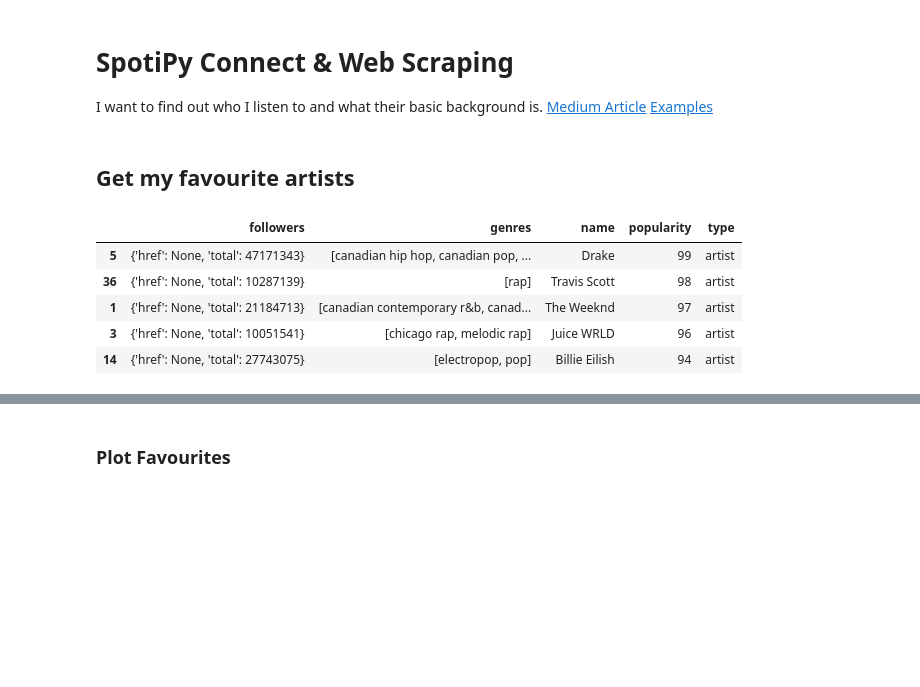
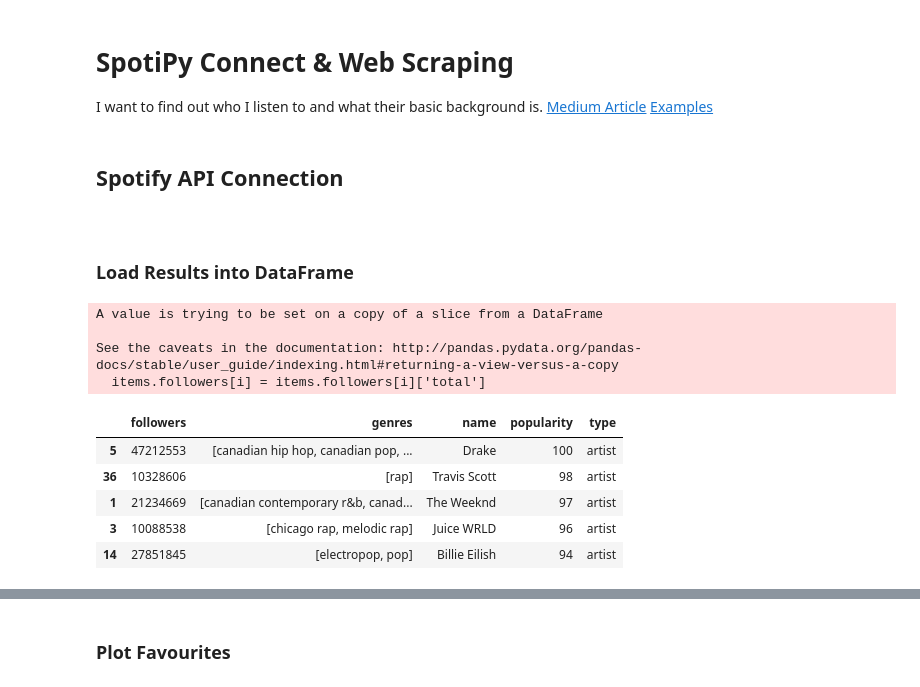
Before and after one commit to jacKlinc/spotify-usage-analysis, a Jupyter notebook: notebooks/1_spotipy_scraping_src.ipynb, the cells around one changed output, grey strips where cells are left out. Drawn from its saved outputs; the diff is of its cells as text; code cells hidden in the pictures; blank space fills up the shorter version.

Commit message:
Refactored DataFrame Loading

```diff
--- a/notebooks/1_spotipy_scraping_src.ipynb
+++ b/notebooks/1_spotipy_scraping_src.ipynb
@@ -12,8 +12,8 @@ import matplotlib.pyplot as plt
 import numpy as np
 import os
 from client_secret import *
-# %% [markdown]
-## Get my favourite artists
+# %% [markdown]
+## Spotify API Connection
 # %%
 scope = "user-top-read"
 redirect_uri = "http://localhost:8080"
@@ -65,21 +36,29 @@ artists = artists.sort_values(by='popularity', ascending=False)
+# %% [markdown]
+&nbsp;
+### Load Results into DataFrame
 # %%
 def make_df(response):
     """Pass results from Spotfy API call and return cleaned DataFrame"""
     items = pd.DataFrame(response['items'])
     # Drop unnecessary columns
     items = items.drop(['external_urls', 'href', 'id', 'images', 'uri'], axis=1)
     # Followes column needs cleaning
-#     items.followers = items.followers
+    for i in range(0, len(items)):
+        items.followers[i] = items.followers[i]['total']
 
     items = items.sort_values(by='popularity', ascending=False)
     return items
 
 artists = make_df(results)
 artists.head()
 # %% [output]
+A value is trying to be set on a copy of a slice from a DataFrame
+
+See the caveats in the documentation: http://pandas.pydata.org/pandas-docs/stable/user_guide/indexing.html#returning-a-view-versus-a-copy
+  items.followers[i] = items.followers[i]['total']
 |  | followers | genres | name | popularity | type |
-| 5 | {'href': None, 'total': 47171343} | [canadian hip hop, canadian pop, ... | Drake | 99 | artist |
-| 36 | {'href': None, 'total': 10287139} | [rap] | Travis Scott | 98 | artist |
-| 1 | {'href': None, 'total': 21184713} | [canadian contemporary r&b, canad... | The Weeknd | 97 | artist |
-| 3 | {'href': None, 'total': 10051541} | [chicago rap, melodic rap] | Juice WRLD | 96 | artist |
-| 14 | {'href': None, 'total': 27743075} | [electropop, pop] | Billie Eilish | 94 | artist |
+| 5 | 47212553 | [canadian hip hop, canadian pop, ... | Drake | 100 | artist |
+| 36 | 10328606 | [rap] | Travis Scott | 98 | artist |
+| 1 | 21234669 | [canadian contemporary r&b, canad... | The Weeknd | 97 | artist |
+| 3 | 10088538 | [chicago rap, melodic rap] | Juice WRLD | 96 | artist |
+| 14 | 27851845 | [electropop, pop] | Billie Eilish | 94 | artist |
```
Also changed, not shown: parts of 4 cells of this notebook, 1 other file.
